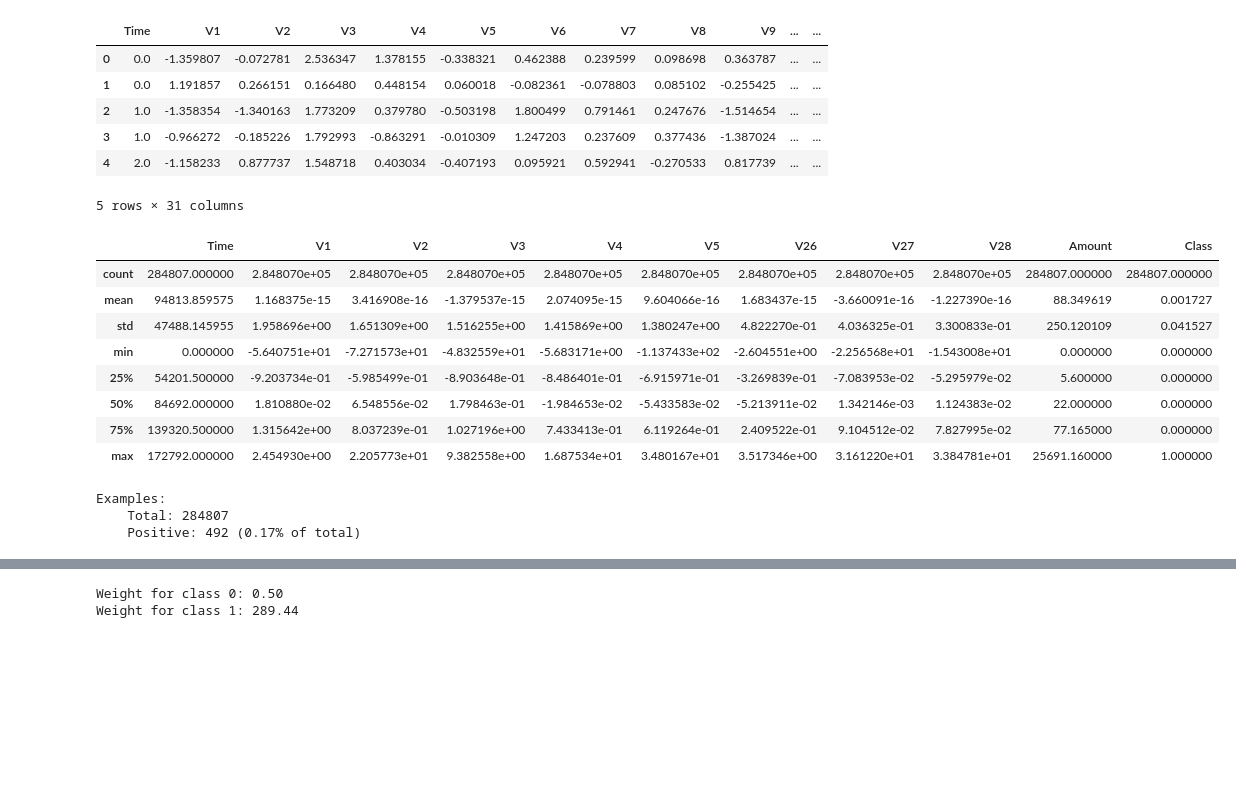
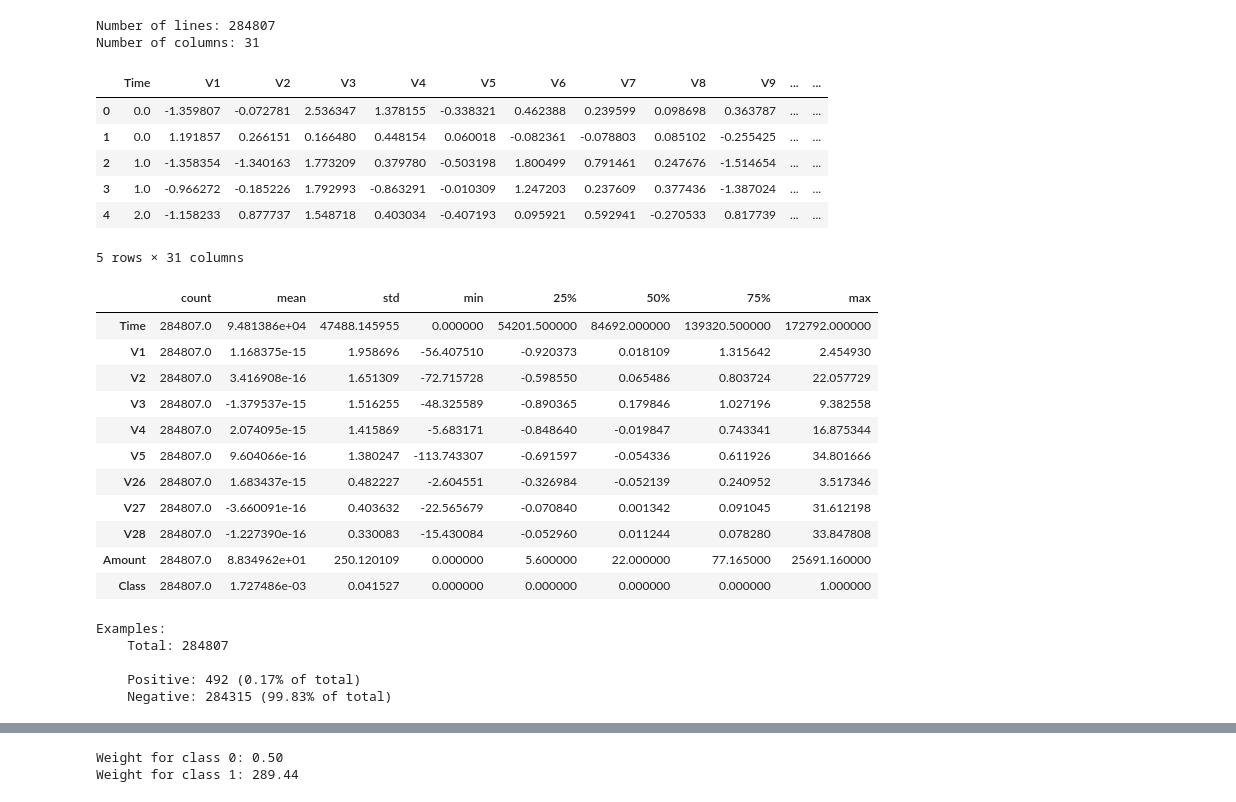
Before and after one commit to lucapqg/Deep-Learning, a Jupyter notebook: credit_card_fraud_tensorflow.ipynb, the cells around one changed output, grey strips where cells are left out. Cells and saved outputs as stored; diff of their text form; code cells hidden in the pictures; blank space fills up the shorter version.

```diff
--- a/credit_card_fraud_tensorflow.ipynb
+++ b/credit_card_fraud_tensorflow.ipynb
@@ -23,36 +26,52 @@ colors = plt.rcParams['axes.prop_cycle'].by_key()['color']
 # %%
 file = tf.keras.utils
 raw_df = pd.read_csv('https://storage.googleapis.com/download.tensorflow.org/data/creditcard.csv')
+print(f"""
+Number of lines: {raw_df.shape[0]}
+Number of columns: {raw_df.shape[1]}
+""")
 raw_df.head()
 # %% [output]
+Number of lines: 284807
+Number of columns: 31
 |  | Time | V1 | V2 | V3 | V4 | V5 | V6 | V7 | V8 | V9 | ... | ... |
 | 0 | 0.0 | -1.359807 | -0.072781 | 2.536347 | 1.378155 | -0.338321 | 0.462388 | 0.239599 | 0.098698 | 0.363787 | ... | ... |
 | 1 | 0.0 | 1.191857 | 0.266151 | 0.166480 | 0.448154 | 0.060018 | -0.082361 | -0.078803 | 0.085102 | -0.255425 | ... | ... |
 | 2 | 1.0 | -1.358354 | -1.340163 | 1.773209 | 0.379780 | -0.503198 | 1.800499 | 0.791461 | 0.247676 | -1.514654 | ... | ... |
 | 3 | 1.0 | -0.966272 | -0.185226 | 1.792993 | -0.863291 | -0.010309 | 1.247203 | 0.237609 | 0.377436 | -1.387024 | ... | ... |
 | 4 | 2.0 | -1.158233 | 0.877737 | 1.548718 | 0.403034 | -0.407193 | 0.095921 | 0.592941 | -0.270533 | 0.817739 | ... | ... |
-5 rows × 31 columns
+5 rows × 31 columns
 # %%
-raw_df[['Time', 'V1', 'V2', 'V3', 'V4', 'V5', 'V26', 'V27', 'V28', 'Amount', 'Class']].describe()
+raw_df[['Time', 'V1', 'V2', 'V3', 'V4', 'V5', 'V26', 'V27', 'V28', 'Amount', 'Class']].describe().T
 # %% [output]
-|  | Time | V1 | V2 | V3 | V4 | V5 | V26 | V27 | V28 | Amount | Class |
-| count | 284807.000000 | 2.848070e+05 | 2.848070e+05 | 2.848070e+05 | 2.848070e+05 | 2.848070e+05 | 2.848070e+05 | 2.848070e+05 | 2.848070e+05 | 284807.000000 | 284807.000000 |
-| mean | 94813.859575 | 1.168375e-15 | 3.416908e-16 | -1.379537e-15 | 2.074095e-15 | 9.604066e-16 | 1.683437e-15 | -3.660091e-16 | -1.227390e-16 | 88.349619 | 0.001727 |
-| std | 47488.145955 | 1.958696e+00 | 1.651309e+00 | 1.516255e+00 | 1.415869e+00 | 1.380247e+00 | 4.822270e-01 | 4.036325e-01 | 3.300833e-01 | 250.120109 | 0.041527 |
-| min | 0.000000 | -5.640751e+01 | -7.271573e+01 | -4.832559e+01 | -5.683171e+00 | -1.137433e+02 | -2.604551e+00 | -2.256568e+01 | -1.543008e+01 | 0.000000 | 0.000000 |
-| 25% | 54201.500000 | -9.203734e-01 | -5.985499e-01 | -8.903648e-01 | -8.486401e-01 | -6.915971e-01 | -3.269839e-01 | -7.083953e-02 | -5.295979e-02 | 5.600000 | 0.000000 |
-| 50% | 84692.000000 | 1.810880e-02 | 6.548556e-02 | 1.798463e-01 | -1.984653e-02 | -5.433583e-02 | -5.213911e-02 | 1.342146e-03 | 1.124383e-02 | 22.000000 | 0.000000 |
-| 75% | 139320.500000 | 1.315642e+00 | 8.037239e-01 | 1.027196e+00 | 7.433413e-01 | 6.119264e-01 | 2.409522e-01 | 9.104512e-02 | 7.827995e-02 | 77.165000 | 0.000000 |
-| max | 172792.000000 | 2.454930e+00 | 2.205773e+01 | 9.382558e+00 | 1.687534e+01 | 3.480167e+01 | 3.517346e+00 | 3.161220e+01 | 3.384781e+01 | 25691.160000 | 1.000000 |
+|  | count | mean | std | min | 25% | 50% | 75% | max |
+| Time | 284807.0 | 9.481386e+04 | 47488.145955 | 0.000000 | 54201.500000 | 84692.000000 | 139320.500000 | 172792.000000 |
+| V1 | 284807.0 | 1.168375e-15 | 1.958696 | -56.407510 | -0.920373 | 0.018109 | 1.315642 | 2.454930 |
+| V2 | 284807.0 | 3.416908e-16 | 1.651309 | -72.715728 | -0.598550 | 0.065486 | 0.803724 | 22.057729 |
+| V3 | 284807.0 | -1.379537e-15 | 1.516255 | -48.325589 | -0.890365 | 0.179846 | 1.027196 | 9.382558 |
+| V4 | 284807.0 | 2.074095e-15 | 1.415869 | -5.683171 | -0.848640 | -0.019847 | 0.743341 | 16.875344 |
+| V5 | 284807.0 | 9.604066e-16 | 1.380247 | -113.743307 | -0.691597 | -0.054336 | 0.611926 | 34.801666 |
+| V26 | 284807.0 | 1.683437e-15 | 0.482227 | -2.604551 | -0.326984 | -0.052139 | 0.240952 | 3.517346 |
+| V27 | 284807.0 | -3.660091e-16 | 0.403632 | -22.565679 | -0.070840 | 0.001342 | 0.091045 | 31.612198 |
+| V28 | 284807.0 | -1.227390e-16 | 0.330083 | -15.430084 | -0.052960 | 0.011244 | 0.078280 | 33.847808 |
+| Amount | 284807.0 | 8.834962e+01 | 250.120109 | 0.000000 | 5.600000 | 22.000000 | 77.165000 | 25691.160000 |
+| Class | 284807.0 | 1.727486e-03 | 0.041527 | 0.000000 | 0.000000 | 0.000000 | 0.000000 | 1.000000 |
 # %%
 neg, pos = np.bincount(raw_df['Class'])
 total = neg + pos
-print('Examples:\n    Total: {}\n    Positive: {} ({:.2f}% of total)\n'.format(
-    total, pos, 100 * pos / total))
+print(f"""
+Examples:
+    Total: {total}
+
+    Positive: {pos} ({100 * pos / total:.2f}% of total)
+    Negative: {neg} ({100 * neg / total:.2f}% of total)
+""")
 # %% [output]
 Examples:
     Total: 284807
+
     Positive: 492 (0.17% of total)
+    Negative: 284315 (99.83% of total)
 # %%
 cleaned_df = raw_df.copy()
 
```
Also changed, not shown: parts of 25 cells of this notebook.
